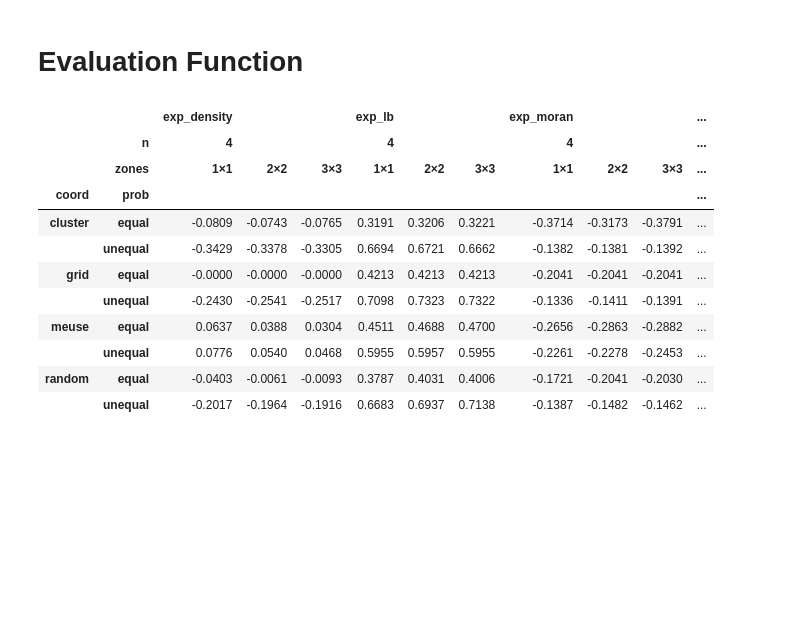
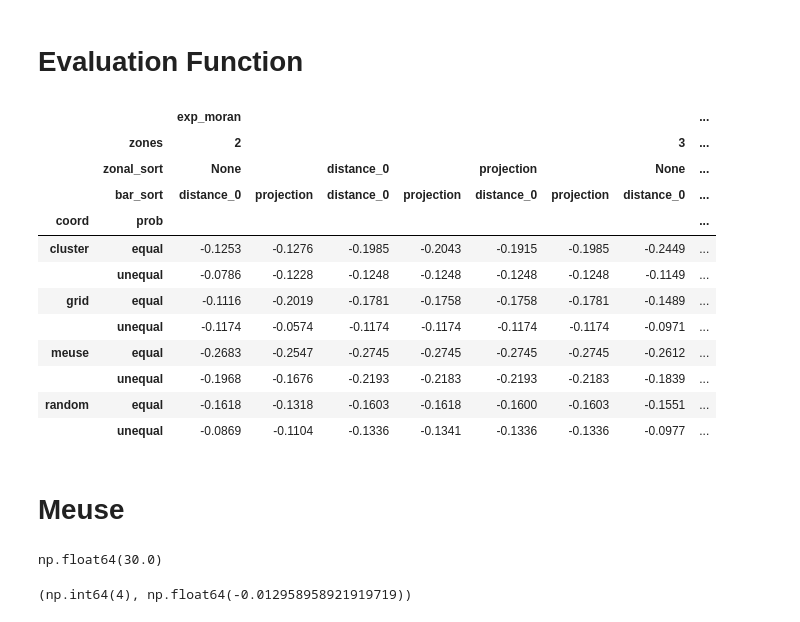
Before and after one commit to mehdimhb/geometric-sampling, a Jupyter notebook: Simulations/Expectation.ipynb, the cells around one changed output. Saved outputs shown, nothing was run; the diff lists cells and outputs as text; code cells hidden in the pictures; blank space fills up the shorter version.

Commit message:
Add zonal sort and zone mode

```diff
--- a/Simulations/Expectation.ipynb
+++ b/Simulations/Expectation.ipynb
@@ -121,6 +136,8 @@ def evaluate(
         probs_dict,
         n_values=[4, 8, 16],
         zone_list=[(1, 1), (2, 2), (3, 3)],
+        sort_method_list=['lexico', 'random', 'angle_0', 'distance_0', 'projection', "center", "spiral", "max"],
+        zonal_sort_list=['lexico', 'random', 'angle_0', 'distance_0', 'projection', "center", "spiral", "max"],
         tolerance=5,
         split_size=1e-3,
 ):
@@ -129,10 +146,12 @@ def evaluate(
     # pre‐compute all combinations
     combos = list(itertools.product(
         n_values,
-        zone_list
+        zone_list,
+        sort_method_list,
+        zonal_sort_list
     ))
 
-    for n, zones in tqdm(
+    for n, zones, sort_method, zonal_sort in tqdm(
         combos,
         desc="Total combos",
         unit="combo"
@@ -149,7 +168,10 @@ def evaluate(
                     n=n,
                     n_zones=zones,
                     tolerance=tolerance,
-                    split_size=split_size
+                    split_size=split_size,
+                    sort_method = sort_method,
+                    zonal_sort = zonal_sort,
+                    zone_mode='cluster'
                 )
 
                 density_expected = np.round(kss.expected_score(), 4)
@@ -164,8 +186,11 @@ def evaluate(
                 lb_val = np.round(kss.var_score(lb_scores), 4)
 
                 records.append({
-                    'n': n,
-                    'zones': f"{zones[0]}×{zones[1]}",
+                    # 'n': n,
+                    # 'zones': f"{zones[0]}×{zones[1]}",
+                    'zones': zones,
+                    'bar_sort': sort_method,
+                    'zonal_sort': zonal_sort if zonal_sort else 'None',
                     'coord': coord_name,
                     'prob': prob_name,
                     'exp_density': density_expected,
@@ -182,29 +207,36 @@ df = evaluate(
     coords_dict,
     probs_dict,
     n_values=[4],
-    zone_list=[(1, 1), (2, 2), (3, 3)],
+    # zone_list=[(1, 1), (2, 2), (3, 3)],
+    zone_list=[2, 3, 4],
+    sort_method_list=['distance_0', 'projection'],
+    zonal_sort_list=[None, 'distance_0', 'projection'],
     tolerance=5,
     split_size=1e-3,
 )
 # %%
 summary = df.pivot_table(
-    columns=['n', 'zones'],
-    values=['exp_density', 'exp_moran', 'exp_lb', 'var_density', 'var_moran', 'var_lb'],
+    columns=['zones', 'zonal_sort', 'bar_sort'],
+    # values=['exp_density', 'exp_moran', 'exp_lb', 'var_density', 'var_moran', 'var_lb'],
+    values=['exp_moran',],
     index=['coord', 'prob'],
     aggfunc='first'
 )
 
 summary
 # %% [output]
-|  |  | exp_density |  |  | exp_lb |  |  | exp_moran |  |  | ... |
-|  | n | 4 |  |  | 4 |  |  | 4 |  |  | ... |
-|  | zones | 1×1 | 2×2 | 3×3 | 1×1 | 2×2 | 3×3 | 1×1 | 2×2 | 3×3 | ... |
-| coord | prob |  |  |  |  |  |  |  |  |  | ... |
-| cluster | equal | -0.0809 | -0.0743 | -0.0765 | 0.3191 | 0.3206 | 0.3221 | -0.3714 | -0.3173 | -0.3791 | ... |
-|  | unequal | -0.3429 | -0.3378 | -0.3305 | 0.6694 | 0.6721 | 0.6662 | -0.1382 | -0.1381 | -0.1392 | ... |
-| grid | equal | -0.0000 | -0.0000 | -0.0000 | 0.4213 | 0.4213 | 0.4213 | -0.2041 | -0.2041 | -0.2041 | ... |
-|  | unequal | -0.2430 | -0.2541 | -0.2517 | 0.7098 | 0.7323 | 0.7322 | -0.1336 | -0.1411 | -0.1391 | ... |
-| meuse | equal | 0.0637 | 0.0388 | 0.0304 | 0.4511 | 0.4688 | 0.4700 | -0.2656 | -0.2863 | -0.2882 | ... |
-|  | unequal | 0.0776 | 0.0540 | 0.0468 | 0.5955 | 0.5957 | 0.5955 | -0.2261 | -0.2278 | -0.2453 | ... |
-| random | equal | -0.0403 | -0.0061 | -0.0093 | 0.3787 | 0.4031 | 0.4006 | -0.1721 | -0.2041 | -0.2030 | ... |
-|  | unequal | -0.2017 | -0.1964 | -0.1916 | 0.6683 | 0.6937 | 0.7138 | -0.1387 | -0.1482 | -0.1462 | ... |
+|  |  | exp_moran |  |  |  |  |  |  | ... |
+|  | zones | 2 |  |  |  |  |  | 3 | ... |
+|  | zonal_sort | None |  | distance_0 |  | projection |  | None | ... |
+|  | bar_sort | distance_0 | projection | distance_0 | projection | distance_0 | projection | distance_0 | ... |
+| coord | prob |  |  |  |  |  |  |  | ... |
+| cluster | equal | -0.1253 | -0.1276 | -0.1985 | -0.2043 | -0.1915 | -0.1985 | -0.2449 | ... |
+|  | unequal | -0.0786 | -0.1228 | -0.1248 | -0.1248 | -0.1248 | -0.1248 | -0.1149 | ... |
+| grid | equal | -0.1116 | -0.2019 | -0.1781 | -0.1758 | -0.1758 | -0.1781 | -0.1489 | ... |
+|  | unequal | -0.1174 | -0.0574 | -0.1174 | -0.1174 | -0.1174 | -0.1174 | -0.0971 | ... |
+| meuse | equal | -0.2683 | -0.2547 | -0.2745 | -0.2745 | -0.2745 | -0.2745 | -0.2612 | ... |
+|  | unequal | -0.1968 | -0.1676 | -0.2193 | -0.2183 | -0.2193 | -0.2183 | -0.1839 | ... |
+| random | equal | -0.1618 | -0.1318 | -0.1603 | -0.1618 | -0.1600 | -0.1603 | -0.1551 | ... |
+|  | unequal | -0.0869 | -0.1104 | -0.1336 | -0.1341 | -0.1336 | -0.1336 | -0.0977 | ... |
+# %% [markdown]
+# Meuse
@@ -210,0 +268,9 @@ summary
+# %%
+inclusion_probabilities(probs, n=30)
+# %% [output]
+np.float64(30.0)
+# %%
+moran_scores, lb_scores = score_all_samples_moran_lb(coords, probs, samples)
+np.argmax(moran_scores), moran_scores[np.argmax(moran_scores)]
+# %% [output]
+(np.int64(4), np.float64(-0.012958958921919719))
```
Also changed, not shown: parts of 10 cells of this notebook, 3 other files.
